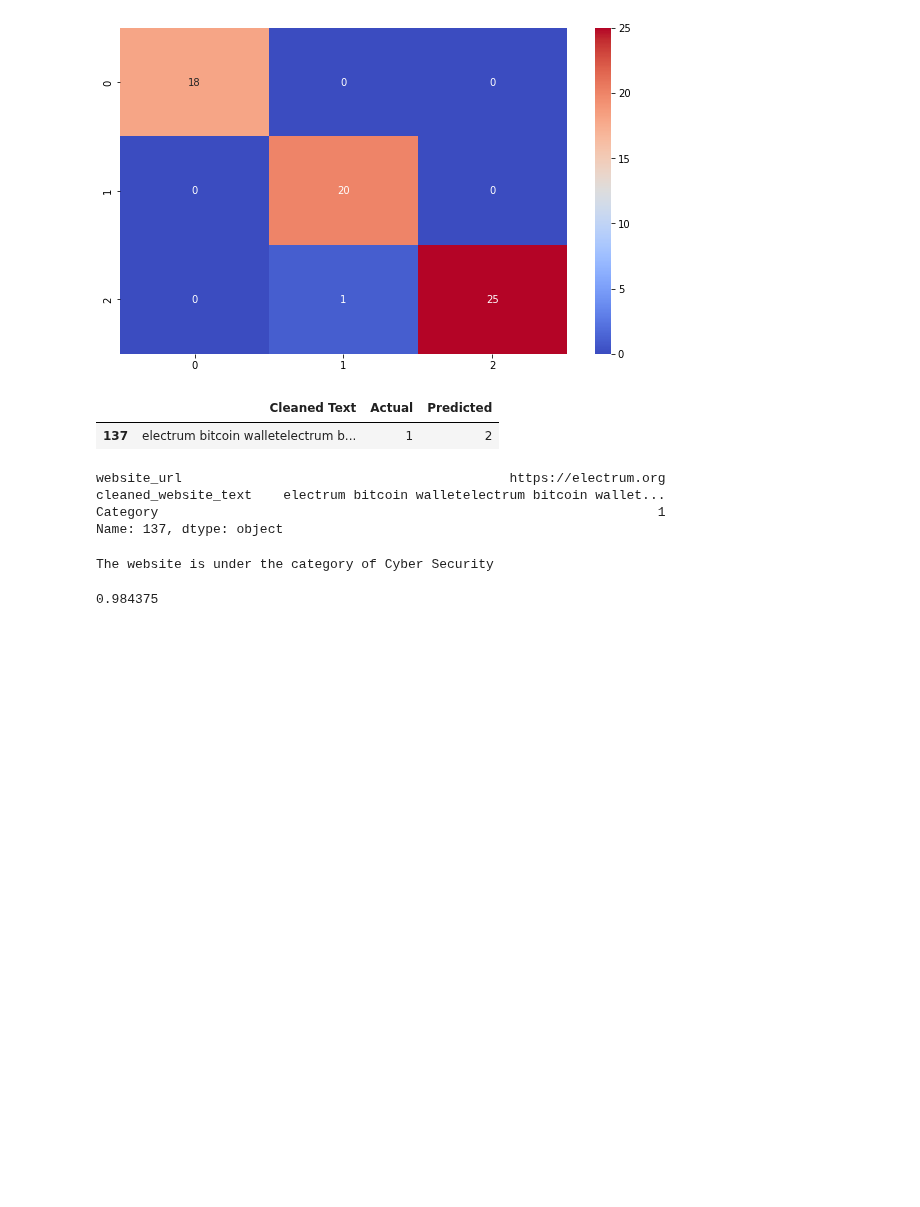
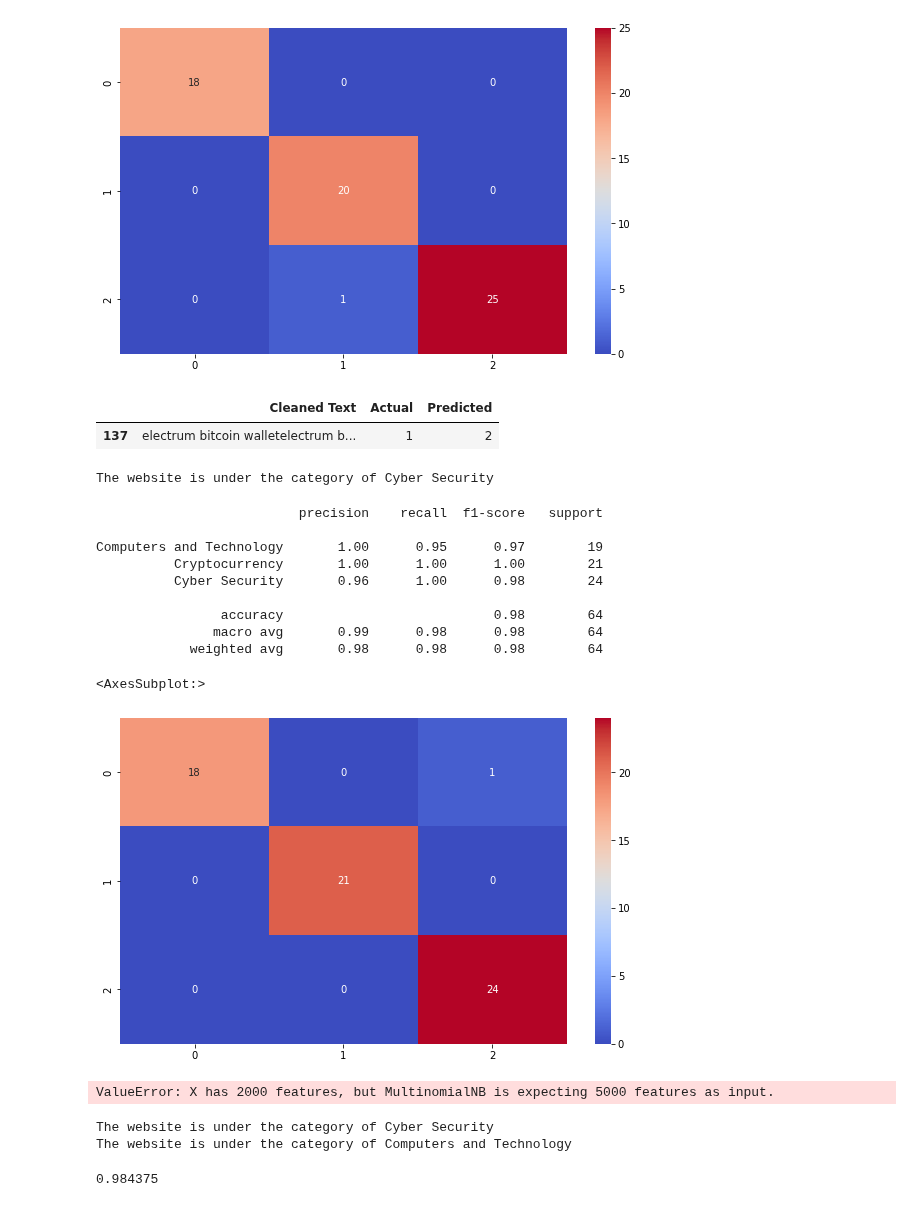
Before and after one commit to Shreyas-hacker/Webpages, a Jupyter notebook: Hierarchal model/Computer/ComputerClassification.ipynb, the cells around one changed output. Cells and saved outputs as stored; diff of their text form; code cells hidden in the pictures; blank space fills up the shorter version.

Commit message:
added new svm model

```diff
--- a/Hierarchal model/Computer/ComputerClassification.ipynb
+++ b/Hierarchal model/Computer/ComputerClassification.ipynb
@@ -395,17 +396,38 @@ results[results['Actual']!=results['Predicted']]
 # %% [output]
 |  | Cleaned Text | Actual | Predicted |
 | 137 | electrum bitcoin walletelectrum b... | 1 | 2 |
-# %%
-computer.iloc[137]
-# %% [output]
-website_url                                          https://electrum.org
-cleaned_website_text    electrum bitcoin walletelectrum bitcoin wallet...
-Category                                                                1
-Name: 137, dtype: object
 # %%
 website_prediction("https://altenens.is/",model)
 # %% [output]
 The website is under the category of Cyber Security
+# %%
+#Checking for SVM model
+from sklearn.feature_selection import chi2
+chi2_selector = SelectKBest(score_func=chi2, k=2000)
+
+X_train_selected = chi2_selector.fit_transform(X_train_tfidf, y_train)
+X_test_selected = chi2_selector.transform(X_test_tfidf)
+
+model2 = SVC(C=1,kernel='rbf')
+
+model2.fit(X_train_selected,y_train)
+
+plt.figure(figsize=(10,6))
+predictions = model2.predict(X_test_selected)
+print(classification_report(le.inverse_transform(predictions),le.inverse_transform(y_test)))
+sns.heatmap(confusion_matrix(predictions,y_test),cmap='coolwarm',annot=True)
+# %% [output]
+                          precision    recall  f1-score   support
+
+Computers and Technology       1.00      0.95      0.97        19
+          Cryptocurrency       1.00      1.00      1.00        21
+          Cyber Security       0.96      1.00      0.98        24
+
+                accuracy                           0.98        64
+               macro avg       0.99      0.98      0.98        64
+            weighted avg       0.98      0.98      0.98        64
+<AxesSubplot:>
+[figure, added]
 # %%
 import pickle
 
@@ -417,4 +439,22 @@ loaded_model = pickle.load(open(filename, 'rb'))
 result = loaded_model.score(X_test_selected, y_test)
 print(result)
 # %% [output]
-0.984375
+ValueError: X has 2000 features, but MultinomialNB is expecting 5000 features as input.
+# %%
+website_prediction("https://altenens.is/",model2)
+website_prediction("https://www.asus.com/sg/",model2)
+# %% [output]
+The website is under the category of Cyber Security
+The website is under the category of Computers and Technology
+# %%
+import pickle
+
+filename = 'CompSubCat_SVM.sav'
+pickle.dump(model2, open(filename, 'wb'))
+
+#loading the model
+loaded_model = pickle.load(open(filename, 'rb'))
+result = loaded_model.score(X_test_selected, y_test)
+print(result)
+# %% [output]
+0.984375
```
Also changed, not shown: parts of 4 cells of this notebook, 1 other file.
